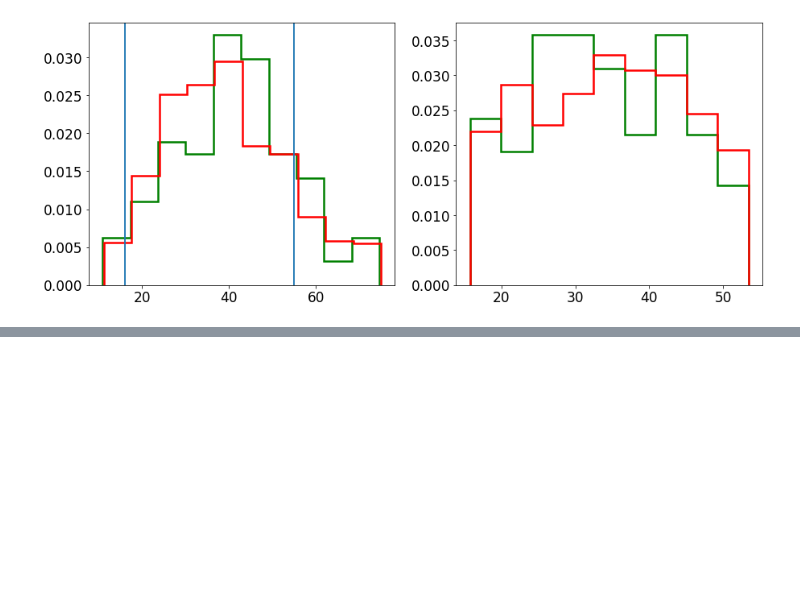
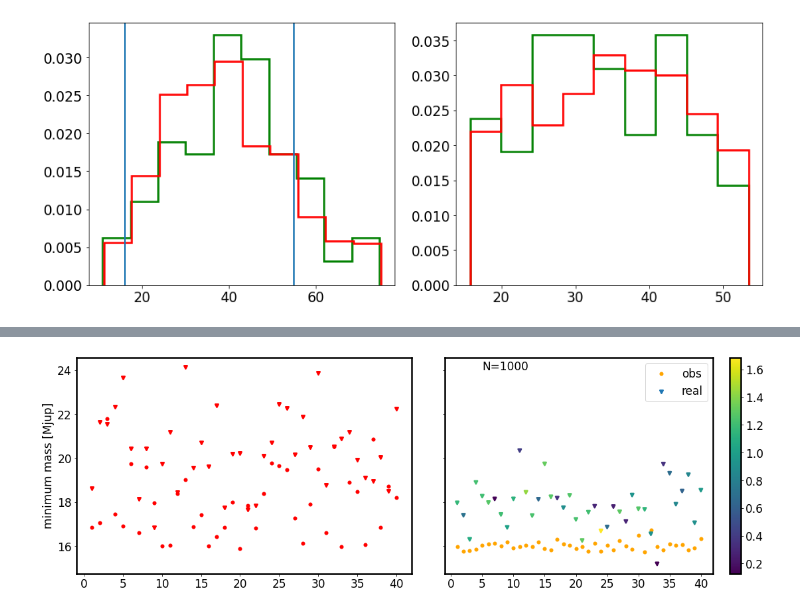
Before and after one commit to SvPoder/exoplanets, a Jupyter notebook: jupyter-notebook/simulations.ipynb, the cells around one changed output, grey strips where cells are left out. Saved outputs shown, nothing was run; the diff lists cells and outputs as text; code cells hidden in the pictures; blank space fills up the shorter version.

```diff
--- a/jupyter-notebook/simulations.ipynb
+++ b/jupyter-notebook/simulations.ipynb
@@ -1301,0 +1436,18 @@ for n in nBDs:
+# %%
+fig, ax = plt.subplots(1, 2, figsize=(19, 6), sharex=True, sharey=True)
+
+ax[0].scatter(np.linspace(1, 40, len(Mmin_100)), np.array(Mmin_100)*M_sun.value/M_jup.value, lw=2.5, color="red", marker=".", s=50)
+ax[1].scatter(np.linspace(1, 40, len(Mmin_100)), np.array(Mmin_1000)*M_sun.value/M_jup.value, lw=2.5, color="orange", marker=".", s=50, label="obs")
+
+ax[0].scatter(np.linspace(1, 40, len(MminR_100)), np.array(MminR_100)*M_sun.value/M_jup.value, lw=2.5, color="red", marker="v", s=20)
+map1 = ax[1].scatter(np.linspace(1, 40, len(MminR_100)), np.array(MminR_1000)*M_sun.value/M_jup.value, lw=2.5, c=median, marker="v", s=20, label="real")
+fig.colorbar(map1, ax=ax[1])
+
+ax[1].legend()
+ax[0].text(70, 24, "N=100"); ax[1].text(5, 24, "N=1000")
+#ax[0].set_xticklabels([]); ax[1].set_xticklabels([]);
+ax[0].set_ylabel("minimum mass [Mjup]")
+fig.subplots_adjust(wspace=0.1)
+fig.savefig("minimum_mass_fixedT10v100Tcut650_nocutTwn_gamma1.2_rs20_almostAll.pdf")
+# %% [output]
+[figure, added]
```
Also changed, not shown: parts of 12 cells of this notebook, 3 other files.
